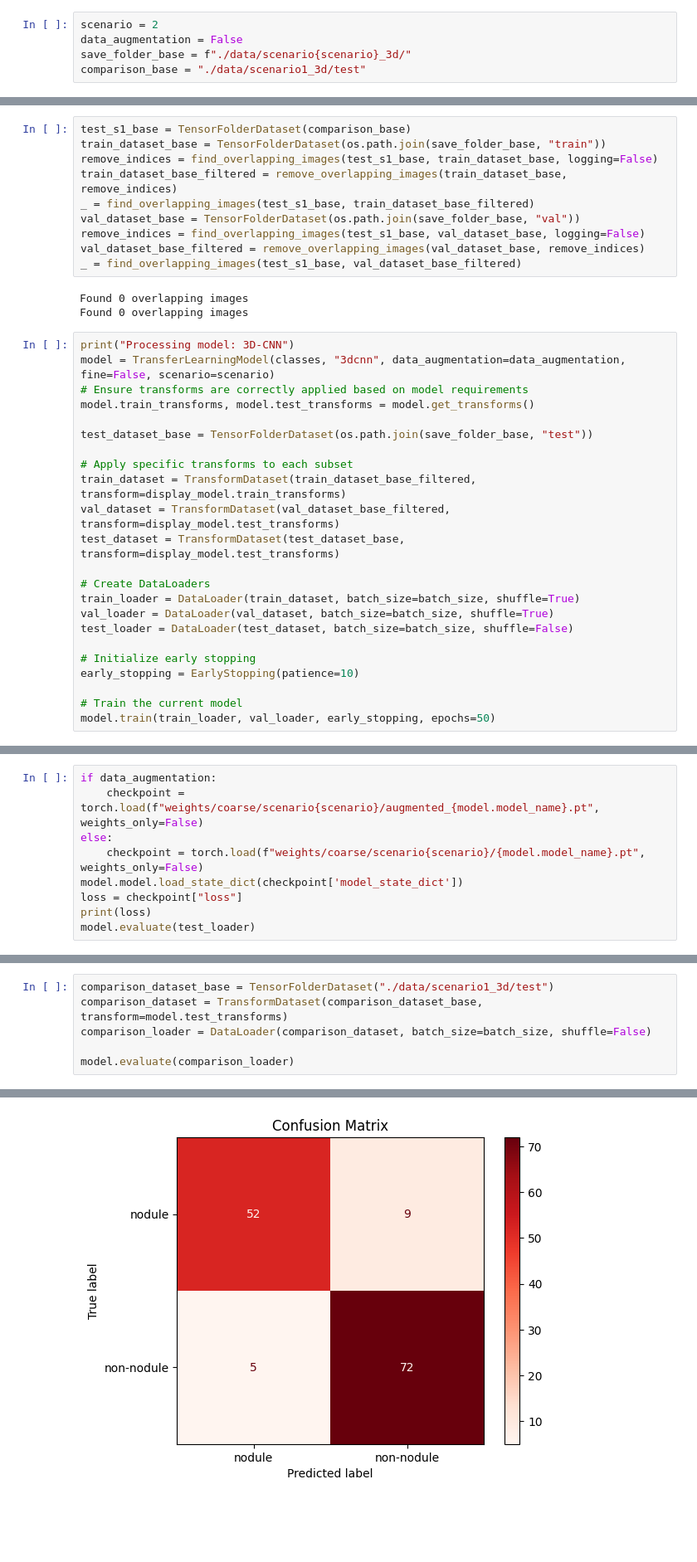
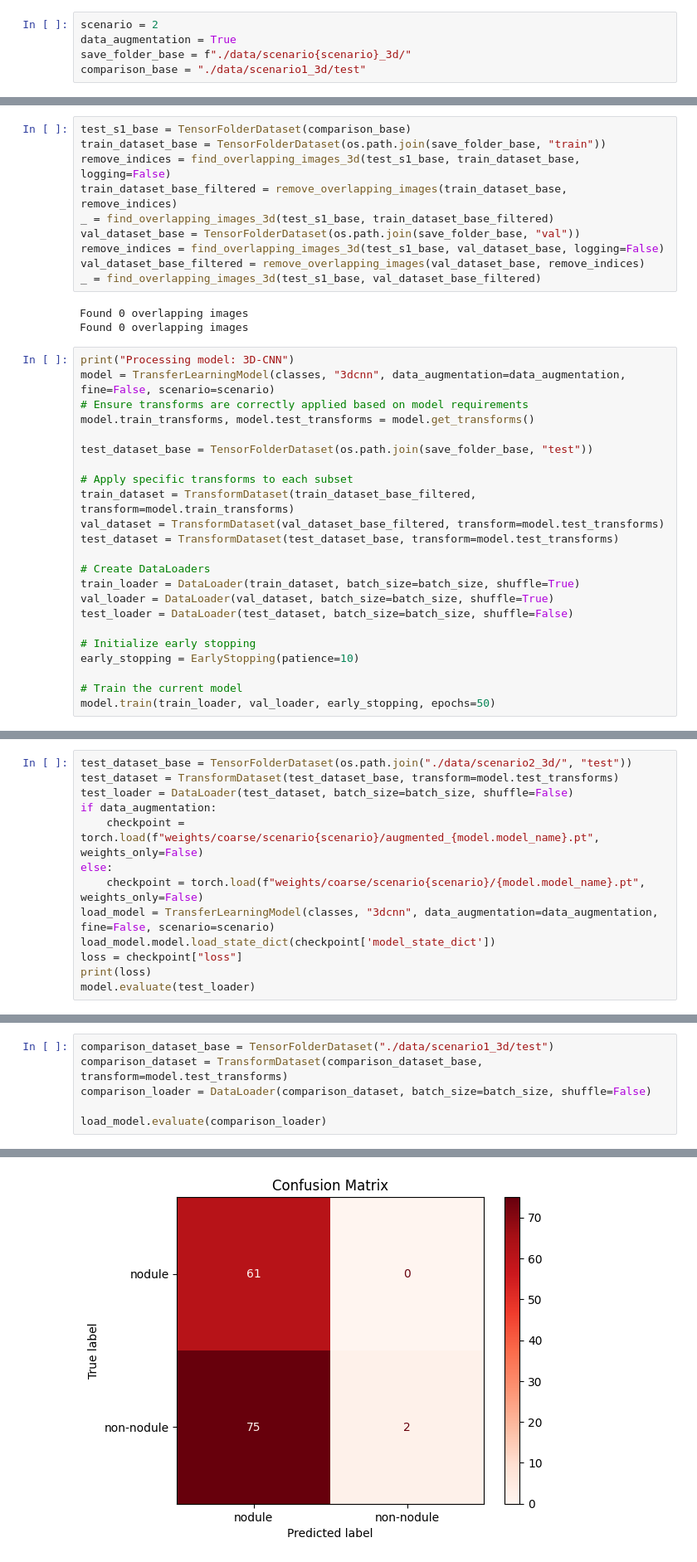
Before and after one commit to DominikHahn1407/Masterarbeit, a Jupyter notebook: Final Models/3dcnn_coarse_scenario2_3.ipynb, the cells around one changed output, grey strips where cells are left out. Shown at 83% size. Cells and saved outputs as stored; diff of their text form; blank space fills up the shorter version.

```diff
--- a/Final Models/3dcnn_coarse_scenario2_3.ipynb
+++ b/Final Models/3dcnn_coarse_scenario2_3.ipynb
@@ -12,6 +12,6 @@ from utils import DicomCoarseDataset3D, TransformDataset, TensorFolderDataset, f
 # %%
 scenario = 2
-data_augmentation = False
+data_augmentation = True
 save_folder_base = f"./data/scenario{scenario}_3d/"
 comparison_base = "./data/scenario1_3d/test"
 # %%
@@ -59,13 +59,13 @@ display_data_loader_batch_3d(train_loader, classes)
 # %%
 test_s1_base = TensorFolderDataset(comparison_base)
 train_dataset_base = TensorFolderDataset(os.path.join(save_folder_base, "train"))
-remove_indices = find_overlapping_images(test_s1_base, train_dataset_base, logging=False)
+remove_indices = find_overlapping_images_3d(test_s1_base, train_dataset_base, logging=False)
 train_dataset_base_filtered = remove_overlapping_images(train_dataset_base, remove_indices)
-_ = find_overlapping_images(test_s1_base, train_dataset_base_filtered)
+_ = find_overlapping_images_3d(test_s1_base, train_dataset_base_filtered)
 val_dataset_base = TensorFolderDataset(os.path.join(save_folder_base, "val"))
-remove_indices = find_overlapping_images(test_s1_base, val_dataset_base, logging=False)
+remove_indices = find_overlapping_images_3d(test_s1_base, val_dataset_base, logging=False)
 val_dataset_base_filtered = remove_overlapping_images(val_dataset_base, remove_indices)
-_ = find_overlapping_images(test_s1_base, val_dataset_base_filtered)
+_ = find_overlapping_images_3d(test_s1_base, val_dataset_base_filtered)
 # %% [output]
 Found 0 overlapping images
 Found 0 overlapping images
@@ -78,9 +78,9 @@ model.train_transforms, model.test_transforms = model.get_transforms()
 test_dataset_base = TensorFolderDataset(os.path.join(save_folder_base, "test"))
 
 # Apply specific transforms to each subset
-train_dataset = TransformDataset(train_dataset_base_filtered, transform=display_model.train_transforms)
-val_dataset = TransformDataset(val_dataset_base_filtered, transform=display_model.test_transforms)
-test_dataset = TransformDataset(test_dataset_base, transform=display_model.test_transforms)
+train_dataset = TransformDataset(train_dataset_base_filtered, transform=model.train_transforms)
+val_dataset = TransformDataset(val_dataset_base_filtered, transform=model.test_transforms)
+test_dataset = TransformDataset(test_dataset_base, transform=model.test_transforms)
 
 # Create DataLoaders
 train_loader = DataLoader(train_dataset, batch_size=batch_size, shuffle=True)
@@ -106,9 +114,13 @@ KeyboardInterrupt:
 # %%
+test_dataset_base = TensorFolderDataset(os.path.join("./data/scenario2_3d/", "test"))
+test_dataset = TransformDataset(test_dataset_base, transform=model.test_transforms)
+test_loader = DataLoader(test_dataset, batch_size=batch_size, shuffle=False)
 if data_augmentation:
     checkpoint = torch.load(f"weights/coarse/scenario{scenario}/augmented_{model.model_name}.pt", weights_only=False)
 else:
     checkpoint = torch.load(f"weights/coarse/scenario{scenario}/{model.model_name}.pt", weights_only=False)
-model.model.load_state_dict(checkpoint['model_state_dict'])
+load_model = TransferLearningModel(classes, "3dcnn", data_augmentation=data_augmentation, fine=False, scenario=scenario)
+load_model.model.load_state_dict(checkpoint['model_state_dict'])
 loss = checkpoint["loss"]
 print(loss)
 model.evaluate(test_loader)
@@ -122,5 +134,5 @@ comparison_dataset_base = TensorFolderDataset("./data/scenario1_3d/test")
 comparison_dataset = TransformDataset(comparison_dataset_base, transform=model.test_transforms)
 comparison_loader = DataLoader(comparison_dataset, batch_size=batch_size, shuffle=False)
 
-model.evaluate(comparison_loader)
+load_model.evaluate(comparison_loader)
 # %% [output]
@@ -128,2 +140,2 @@ Evaluation Accuracy on unseen data: 89.85507246376811
 <Figure size 1000x800 with 0 Axes>
-[figure, old version]
+[figure, new version]
```
Also changed, not shown: parts of 4 cells of this notebook, 9 other files.
